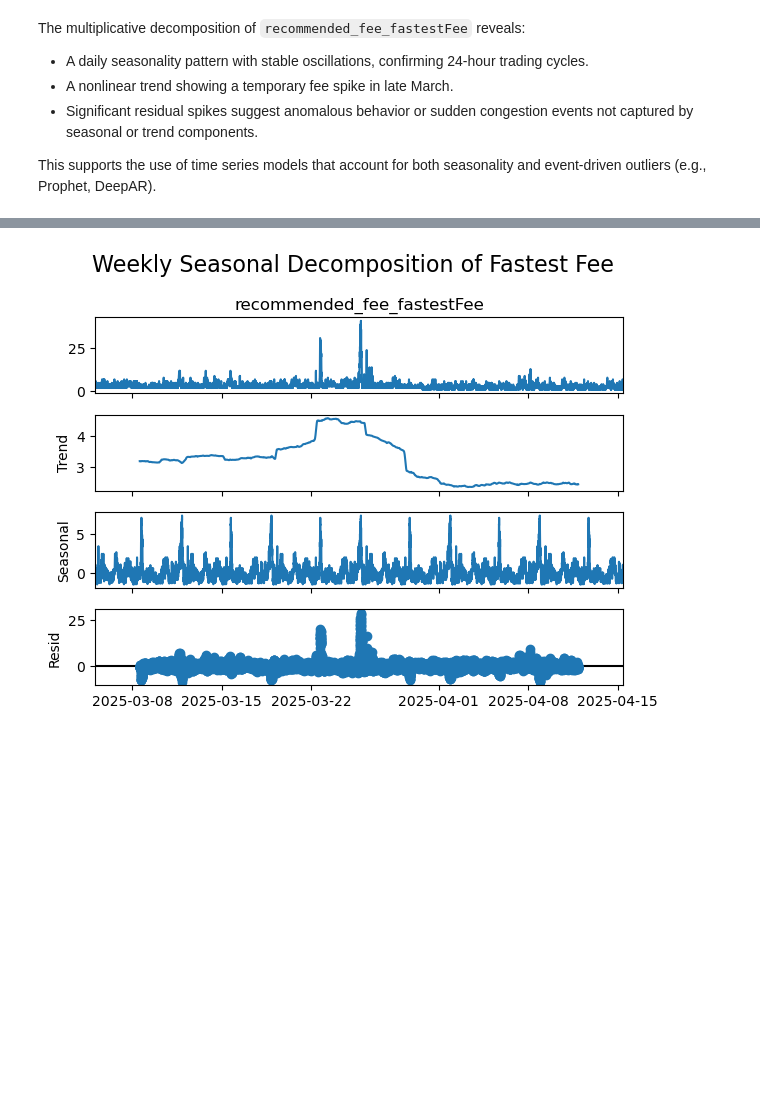
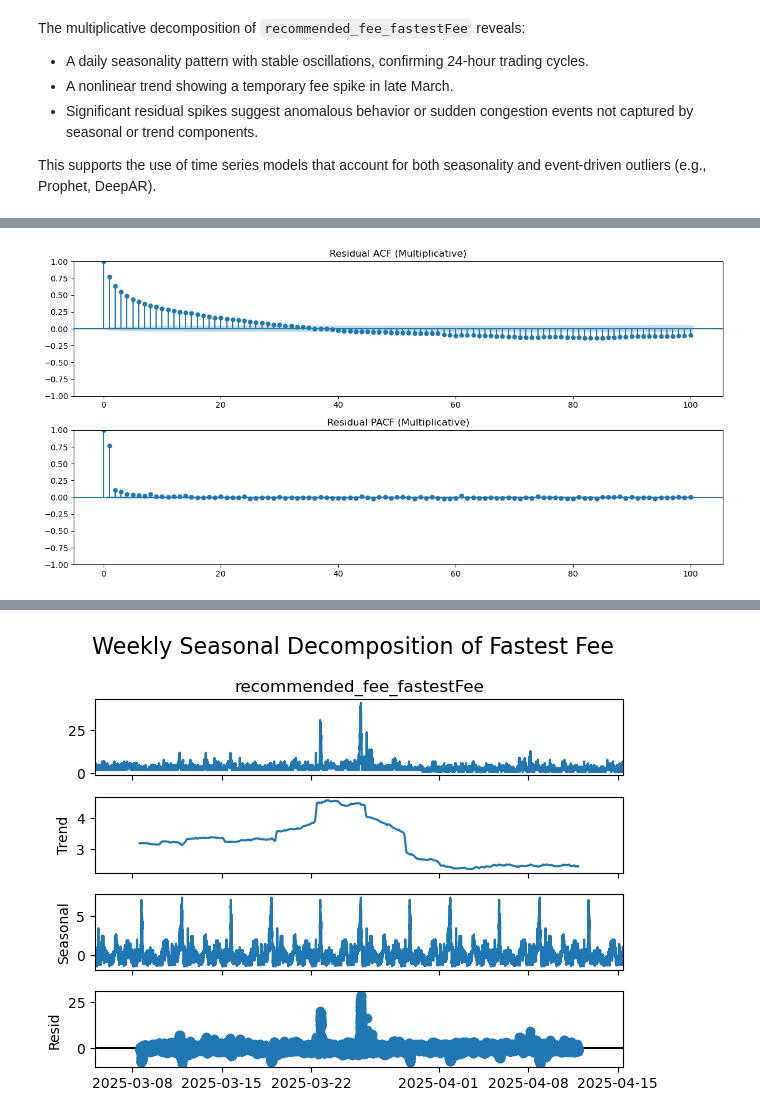
Before and after one commit to UBC-MDS/Capstone_SatCast_Trilemma, a Jupyter notebook: analysis/data_spec.ipynb, the cells around one changed output, grey strips where cells are left out. Saved outputs shown, nothing was run; the diff lists cells and outputs as text; code cells hidden in the pictures; blank space fills up the shorter version.

Commit message:
Checked if residuals are noise

```diff
--- a/analysis/data_spec.ipynb
+++ b/analysis/data_spec.ipynb
@@ -526,0 +534,10 @@ This supports the use of time series models that account for both seasonality an
+# %%
+residuals = result_mul.resid.dropna()
+
+fig, ax = plt.subplots(2, 1, figsize=(12, 6))
+plot_acf(residuals, ax=ax[0], lags=100, title='Residual ACF (Multiplicative)')
+plot_pacf(residuals, ax=ax[1], lags=100, title='Residual PACF (Multiplicative)')
+plt.tight_layout()
+plt.show()
+# %% [output]
+[figure, added]
```
Also changed, not shown: parts of 8 cells of this notebook.
